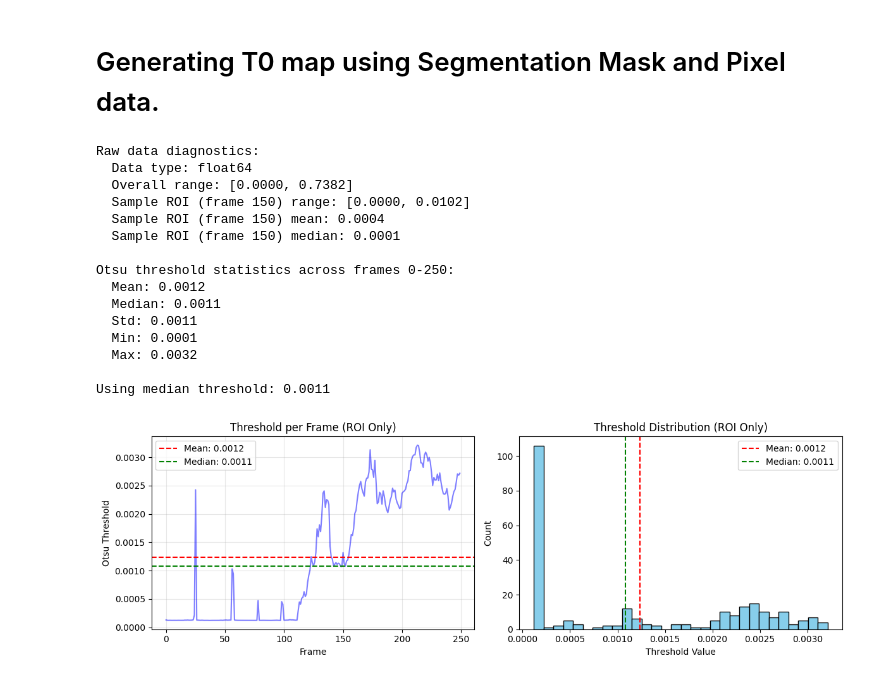
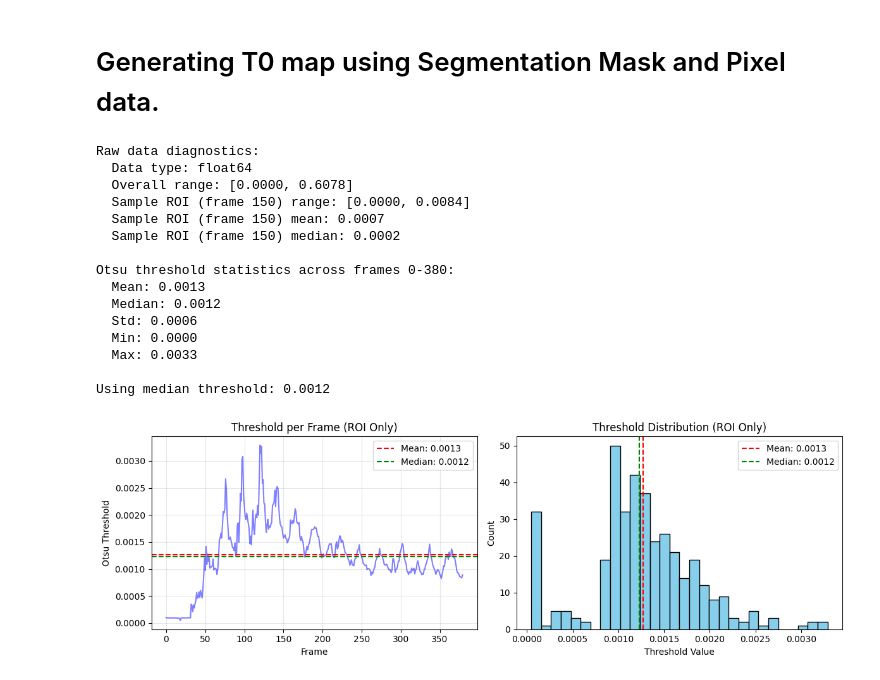
Before and after one commit to QuantUS-OpenSource/QuantUS-Backend-CEUS, a Jupyter notebook: TwoD_CEUS_test/raw_T0_testing.ipynb, the cells around one changed output. Saved outputs shown, nothing was run; the diff lists cells and outputs as text; code cells hidden in the pictures.

```diff
--- a/TwoD_CEUS_test/raw_T0_testing.ipynb
+++ b/TwoD_CEUS_test/raw_T0_testing.ipynb
@@ -22,7 +22,7 @@ Available scan loaders: ['avi', 'nifti', 'mp4']
 # %%
 scan_type = 'nifti'
 
-scan_path = '/Users/samantha/Desktop/ultrasound lab stuff/raw_ctdna/p14/wk12/combined_nifti/p14_wk12_CHI_RAW.nii'
+scan_path = '/Users/samantha/Desktop/ultrasound lab stuff/raw_ctdna/p16/wk12/combined_nifti/p16_wk12_CHI_RAW.nii'
 scan_loader_kwargs = {
     'transpose': False  # Set back to False - Canon converter already rotated
     # preserve_raw will auto-detect from "_RAW" in filename
@@ -47,7 +47,7 @@ seg_type = 'nifti'
 # ROI mask drawn on normalized data (but will be applied to raw data)
 # This assumes you have a motion-corrected ROI from the Canon data
 # Replace this path with your actual ROI mask file
-seg_path = '/Users/samantha/Desktop/ultrasound lab stuff/raw_ctdna/p14/wk12/p14_wk12_large_roi_mc_topleft.nii.gz'
+seg_path = '/Users/samantha/Desktop/ultrasound lab stuff/raw_ctdna/p16/wk12/p16_wk12_static_roi_139_displacement_mc.nii.gz'
 seg_loader_kwargs = {}
 # %%
 from src.entrypoints import seg_loading_step
@@ -485,7 +213,7 @@ def otsu_threshold(frame_array, bins=256):
 
 # Compute Otsu across multiple frames, using ROI only
 start_frame = 0
-end_frame = 250
+end_frame = 380
 
 # Handle both 3D (NIfTI) and 4D (mp4) data
 if image_data.pixel_data.ndim == 4:
@@ -501,7 +229,7 @@ print(f"  Data type: {frames.dtype}")
 print(f"  Overall range: [{frames.min():.4f}, {frames.max():.4f}]")
 
 # Check a sample ROI frame
-sample_frame = frames[:, :, 150]
+sample_frame = frames[:, :, 200]
 if seg_mask.ndim == 3 and seg_mask.shape[2] == frames.shape[2]:
     sample_roi_mask = seg_mask[:, :, 150]
 else:
@@ -544,45 +272,45 @@ print(f"  Max: {thresholds.max():.4f}")
 otsu_threshold_value = np.median(thresholds)
 print(f"\nUsing median threshold: {otsu_threshold_value:.4f}")
 
 # Plot
 fig, axes = plt.subplots(1, 2, figsize=(12, 4))
 
 axes[0].plot(range(start_frame, start_frame + len(thresholds)), thresholds, 'b-', alpha=0.5)
 axes[0].axhline(thresholds.mean(), color='r', linestyle='--', label=f'Mean: {thresholds.mean():.4f}')
 axes[0].axhline(np.median(thresholds), color='g', linestyle='--', label=f'Median: {np.median(thresholds):.4f}')
 axes[0].set_xlabel('Frame')
 axes[0].set_ylabel('Otsu Threshold')
 axes[0].set_title('Threshold per Frame (ROI Only)')
 axes[0].legend()
 axes[0].grid(True, alpha=0.3)
 
 axes[1].hist(thresholds, bins=30, color='skyblue', edgecolor='black')
 axes[1].axvline(thresholds.mean(), color='r', linestyle='--', label=f'Mean: {thresholds.mean():.4f}')
 axes[1].axvline(np.median(thresholds), color='g', linestyle='--', label=f'Median: {np.median(thresholds):.4f}')
 axes[1].set_xlabel('Threshold Value')
 axes[1].set_ylabel('Count')
 axes[1].set_title('Threshold Distribution (ROI Only)')
 axes[1].legend()
 
 plt.tight_layout()
 plt.show()
 # %% [output]
 Raw data diagnostics:
   Data type: float64
-  Overall range: [0.0000, 0.7382]
-  Sample ROI (frame 150) range: [0.0000, 0.0102]
-  Sample ROI (frame 150) mean: 0.0004
-  Sample ROI (frame 150) median: 0.0001
+  Overall range: [0.0000, 0.6078]
+  Sample ROI (frame 150) range: [0.0000, 0.0084]
+  Sample ROI (frame 150) mean: 0.0007
+  Sample ROI (frame 150) median: 0.0002
 
-Otsu threshold statistics across frames 0-250:
-  Mean: 0.0012
-  Median: 0.0011
-  Std: 0.0011
-  Min: 0.0001
-  Max: 0.0032
+Otsu threshold statistics across frames 0-380:
+  Mean: 0.0013
+  Median: 0.0012
+  Std: 0.0006
+  Min: 0.0000
+  Max: 0.0033
 
-Using median threshold: 0.0011
+Using median threshold: 0.0012
-[figure, old version]
+[figure, new version]
 # %%
 from TwoD_CEUS_test.T0_map import generate_t0_map, get_t0_statistics, mask_t0_map
 
```
Also changed, not shown: parts of 10 cells of this notebook, 1 other file.
